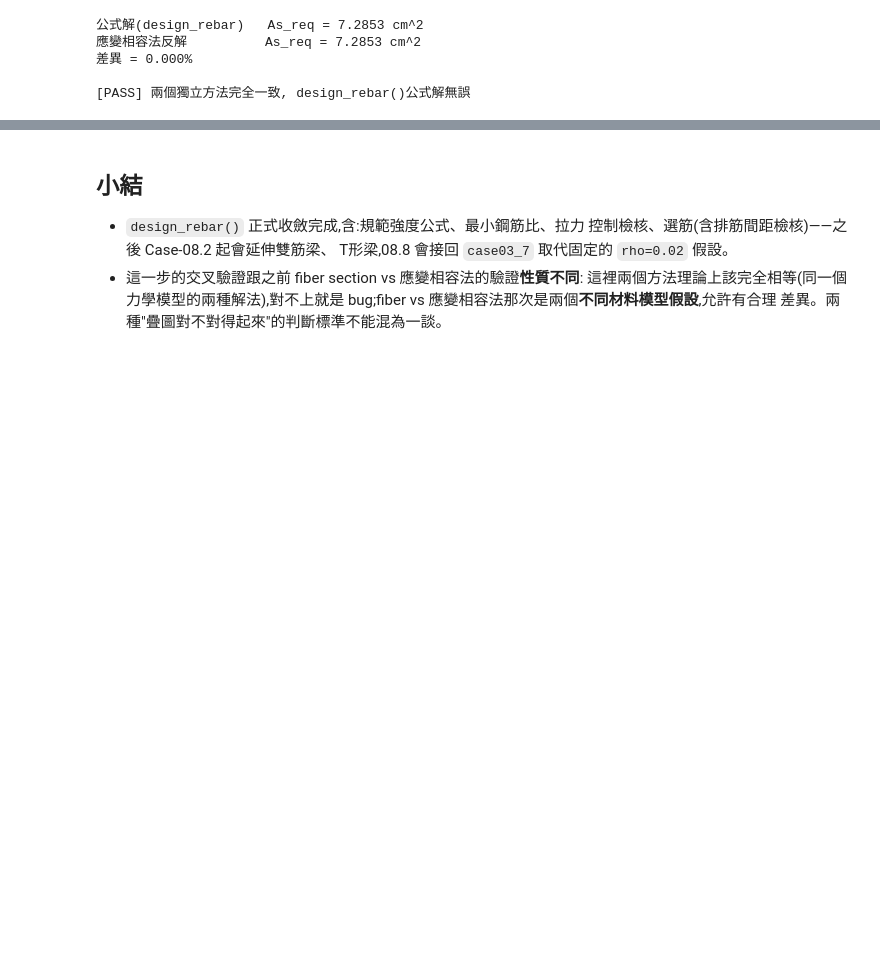
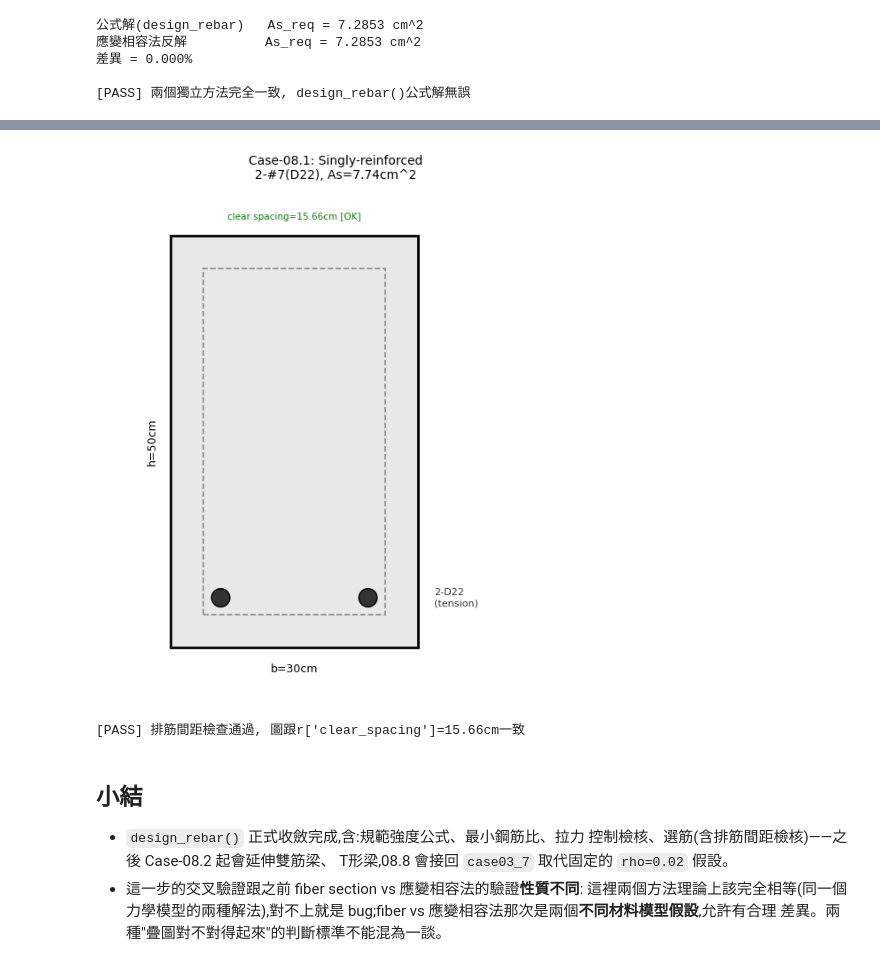
Before and after one commit to zhixiu0223/taiwan-seismic-code-calc, a Jupyter notebook: notebooks/case08_1_rectangular_beam_design.ipynb, the cells around one changed output, grey strips where cells are left out. Cells and saved outputs as stored; diff of their text form; code cells hidden in the pictures; blank space fills up the shorter version.

```diff
--- a/notebooks/case08_1_rectangular_beam_design.ipynb
+++ b/notebooks/case08_1_rectangular_beam_design.ipynb
@@ -218,3 +229,62 @@ print("\n[PASS] 兩個獨立方法完全一致, design_rebar()公式解無誤")
+# %%
+import math
+
+def draw_rc_section(b_cm, h_cm, cover_cm, As_total_cm2, bar_diameter_cm,
+                      As_prime_cm2=None, d_prime_cm=None, title="RC Section", ax=None):
+    """矩形斷面配筋圖(單筋或雙筋), 直接吃design_rebar()等設計函式的輸出
+    (bar_diameter_cm用公分, 跟r['bar_d']的單位一致, 不要混用mm)"""
+    if ax is None:
+        fig, ax = plt.subplots(figsize=(5,6))
+
+    ax.add_patch(plt.Rectangle((0,0), b_cm, h_cm, facecolor='#e8e8e8',
+                                 edgecolor='black', linewidth=2))
+    ax.add_patch(plt.Rectangle((cover_cm, cover_cm), b_cm-2*cover_cm, h_cm-2*cover_cm,
+                                 facecolor='none', edgecolor='#888888', linewidth=1.2, linestyle='--'))
+
+    bar_area = math.pi*(bar_diameter_cm/2)**2
+    n_bars = max(2, round(As_total_cm2/bar_area))
+    y_bot = cover_cm + 0.95 + bar_diameter_cm/2
+    clear_width = b_cm - 2*(cover_cm+0.95) - bar_diameter_cm
+    xs = [b_cm/2] if n_bars == 1 else \
+        [cover_cm+0.95+bar_diameter_cm/2 + i*clear_width/(n_bars-1) for i in range(n_bars)]
+    for x in xs:
+        ax.add_patch(plt.Circle((x, y_bot), bar_diameter_cm/2, facecolor='#333333',
+                                  edgecolor='black', zorder=5))
+
+    available_width = b_cm - 2*(cover_cm+0.95)
+    clear_spacing = (available_width - n_bars*bar_diameter_cm)/(n_bars-1) if n_bars > 1 else available_width
+    spacing_ok = clear_spacing >= max(2.5, bar_diameter_cm)
+    status_color = 'green' if spacing_ok else 'red'
+    status_text = 'OK' if spacing_ok else 'FAIL: bars do not fit in single layer'
+
+    ax.text(b_cm+2, y_bot, f"{n_bars}-D{bar_diameter_cm*10:.0f}\n(tension)",
+            fontsize=8, va='center', color='#333333')
+    ax.text(b_cm/2, -3, f"b={b_cm:.0f}cm", ha='center', fontsize=9)
+    ax.text(-3, h_cm/2, f"h={h_cm:.0f}cm", va='center', rotation=90, fontsize=9)
+    ax.text(b_cm/2, h_cm+2, f"clear spacing={clear_spacing:.2f}cm [{status_text}]",
+            ha='center', fontsize=7.5, color=status_color)
+
+    ax.set_xlim(-8, b_cm+18); ax.set_ylim(-6, h_cm+6)
+    ax.set_aspect('equal'); ax.set_title(title, fontsize=10); ax.axis('off')
+    return ax, spacing_ok
+
+
+fig, ax = plt.subplots(figsize=(5.5,6.5))
+_, spacing_ok = draw_rc_section(
+    b_cm=b, h_cm=h, cover_cm=cover,
+    As_total_cm2=r['As_provided'],
+    bar_diameter_cm=r['bar_d'],
+    title=f"Case-08.1: Singly-reinforced\n{r['n_bars']}-{r['bar_size']}, As={r['As_provided']:.2f}cm^2",
+    ax=ax
+)
+plt.tight_layout()
+plt.show()
+
+assert spacing_ok, "排筋間距應該通過(這是design_rebar()自己選筋時就檢查過的)"
+print(f"[PASS] 排筋間距檢查通過, 圖跟r['clear_spacing']={r['clear_spacing']:.2f}cm一致")
+# %% [output]
+[figure, added]
+[PASS] 排筋間距檢查通過, 圖跟r['clear_spacing']=15.66cm一致
 # %% [markdown]
 ## 小結
 
```
Also changed, not shown: parts of 3 cells of this notebook.
